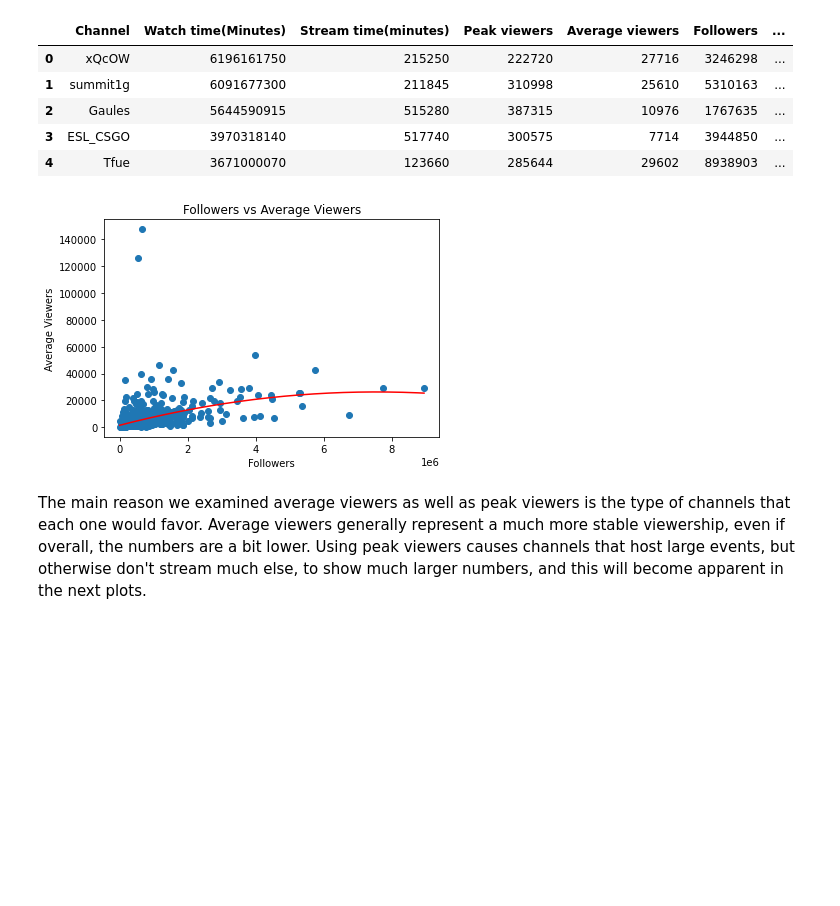
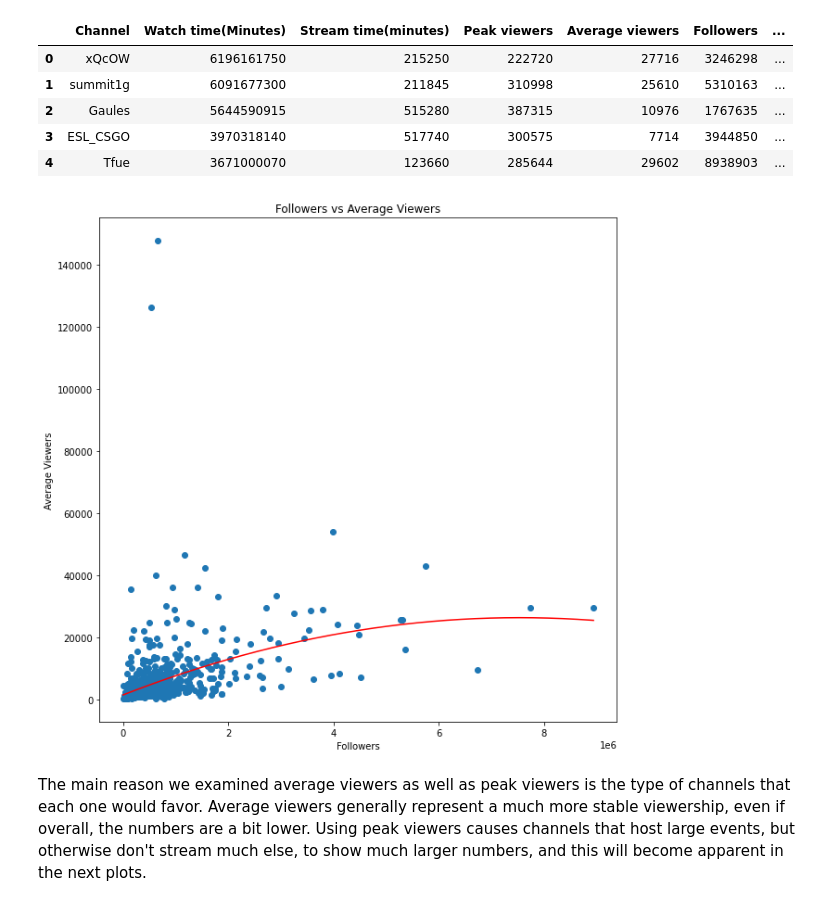
Before and after one commit to BeanutPutters/BeanutPutters.github.io, a Jupyter notebook: project0/Final.ipynb, the cells around one changed output. Cells and saved outputs as stored; diff of their text form; code cells hidden in the pictures; blank space fills up the shorter version.

Commit message:
graphs

```diff
--- a/project0/Final.ipynb
+++ b/project0/Final.ipynb
@@ -52,25 +52,26 @@ data.head()
 | 3 | ESL_CSGO | 3970318140 | 517740 | 300575 | 7714 | 3944850 | ... |
 | 4 | Tfue | 3671000070 | 123660 | 285644 | 29602 | 8938903 | ... |
 # %%
+plt.figure(figsize=(10,10))
 plt.scatter(data["Followers"], data["Average viewers"])
 
 # Customized fit function
 def objective(x, a, b, c):
     return a * x + b * x**2 + c
 
 # Fitting the data
 popt, _ = curve_fit(objective, data["Followers"], data["Average viewers"])
 a, b, c = popt
 x_line = np.arange(min(data["Followers"]), max(data["Followers"]), 0.8)
 y_line = objective(x_line, a, b, c)
 
 plt.plot(x_line, y_line, color='red')
 plt.title("Followers vs Average Viewers")
 plt.xlabel("Followers")
 plt.ylabel("Average Viewers")
 plt.show()
 # %% [output]
-[figure, old version]
+[figure, new version]
 # %% [markdown]
 The main reason we examined average viewers as well as peak viewers is the type of channels that each one would favor. Average viewers generally represent a much more stable viewership, even if overall, the numbers are a bit lower. Using peak viewers causes channels that host large events, but otherwise don't stream much else, to show much larger numbers, and this will become apparent in the next plots.
 # %%
```
Also changed, not shown: parts of 8 cells of this notebook.
